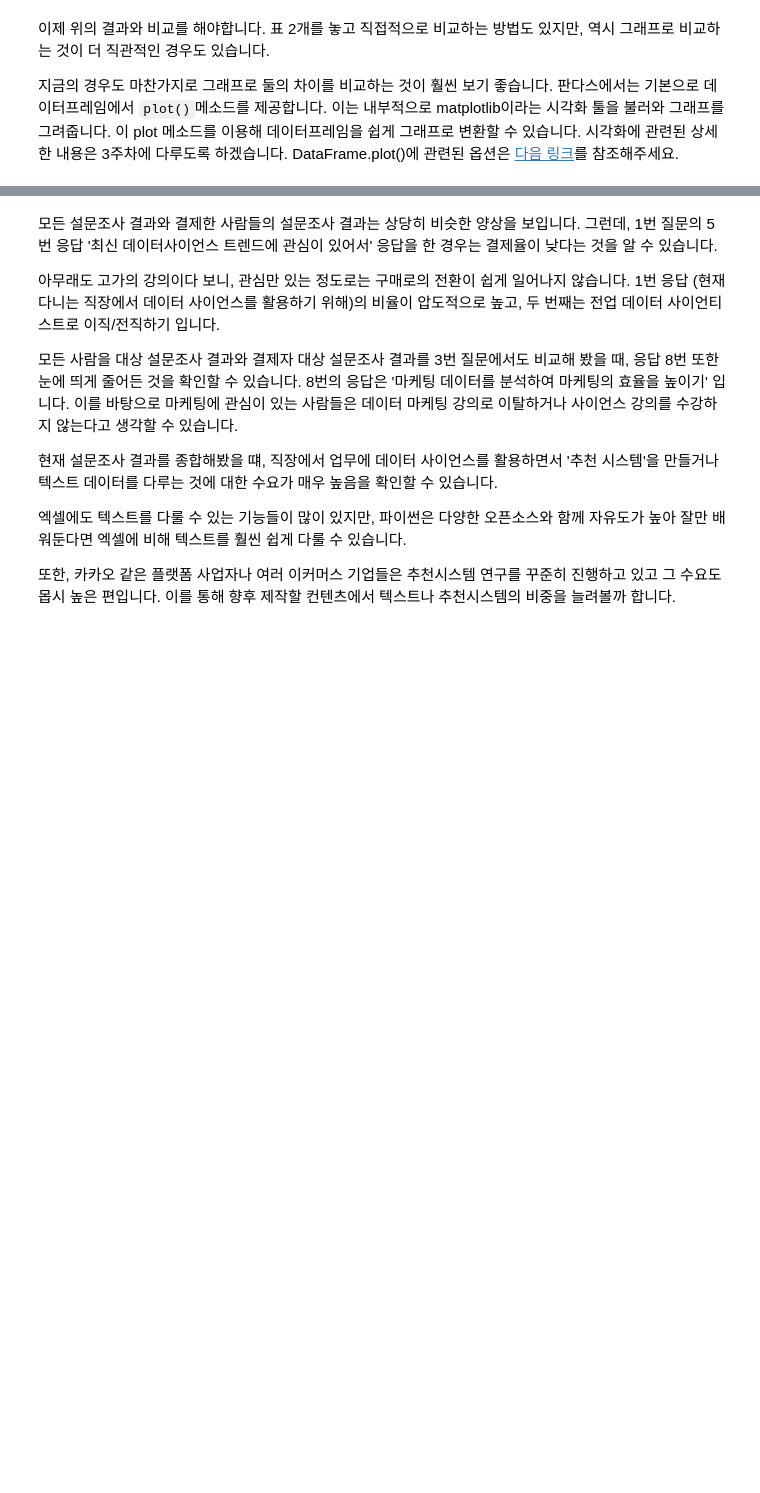
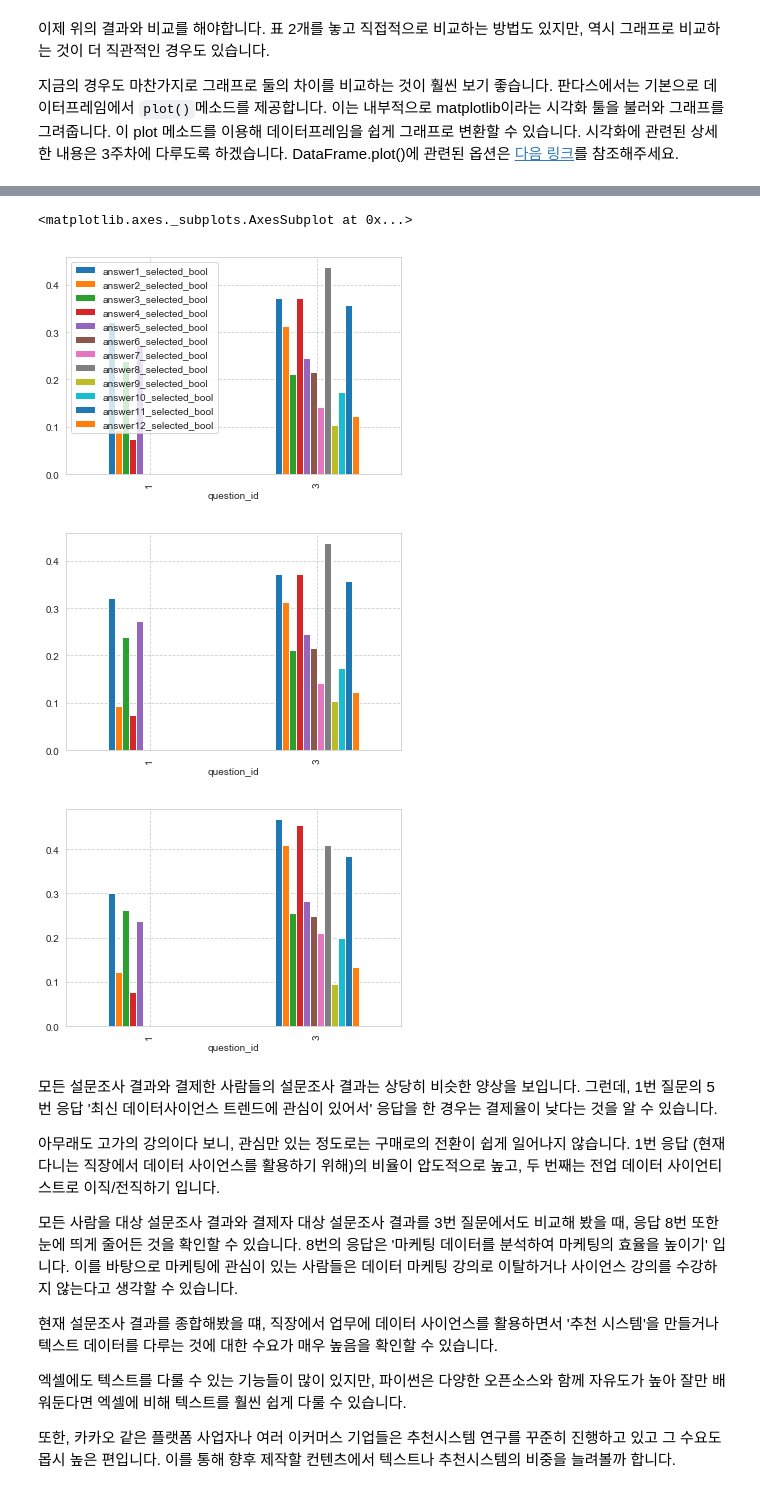
Before and after one commit to shoman2/Data-analysis_DSschool, a Jupyter notebook: 03_Visualization/03_dsschool_data-visualization.ipynb, the cells around one changed output, grey strips where cells are left out. Saved outputs shown, nothing was run; the diff lists cells and outputs as text; code cells hidden in the pictures; blank space fills up the shorter version.

```diff
--- a/03_Visualization/03_dsschool_data-visualization.ipynb
+++ b/03_Visualization/03_dsschool_data-visualization.ipynb
@@ -1333,3 +1328,15 @@ table_purchased
+# %%
+%matplotlib inline
+import seaborn as sns
+
+table.plot(kind = 'bar', legend = True)
+table.plot(kind = 'bar', legend = False)
+table_purchased.plot(kind = 'bar', legend = False)
+# %% [output]
+<matplotlib.axes._subplots.AxesSubplot at 0x...>
+[figure, added]
+[figure, added]
+[figure, added]
 # %% [markdown]
 모든 설문조사 결과와 결제한 사람들의 설문조사 결과는 상당히 비슷한 양상을 보입니다. 그런데, 1번 질문의 5번 응답 '최신 데이터사이언스 트렌드에 관심이 있어서' 응답을 한 경우는 결제율이 낮다는 것을 알 수 있습니다.
 
```
Also changed, not shown: parts of 22 cells of this notebook.
